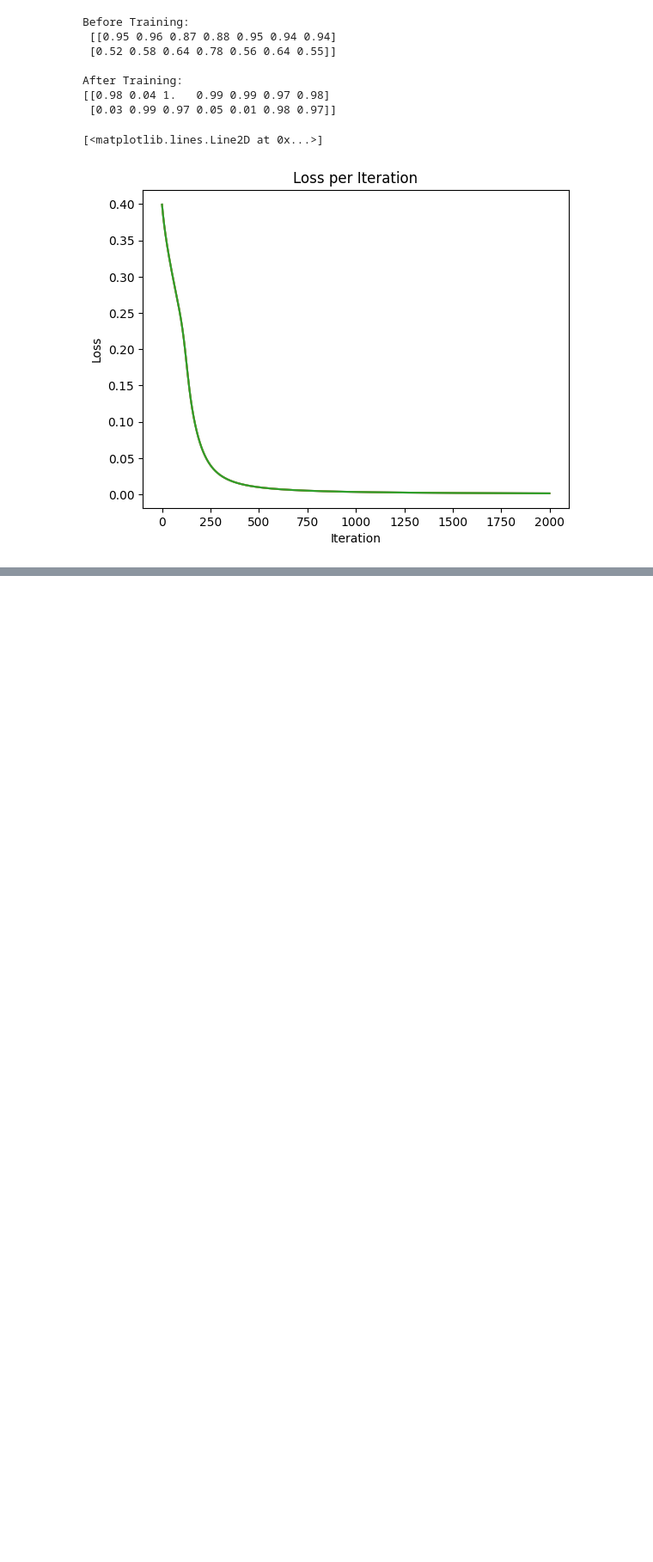
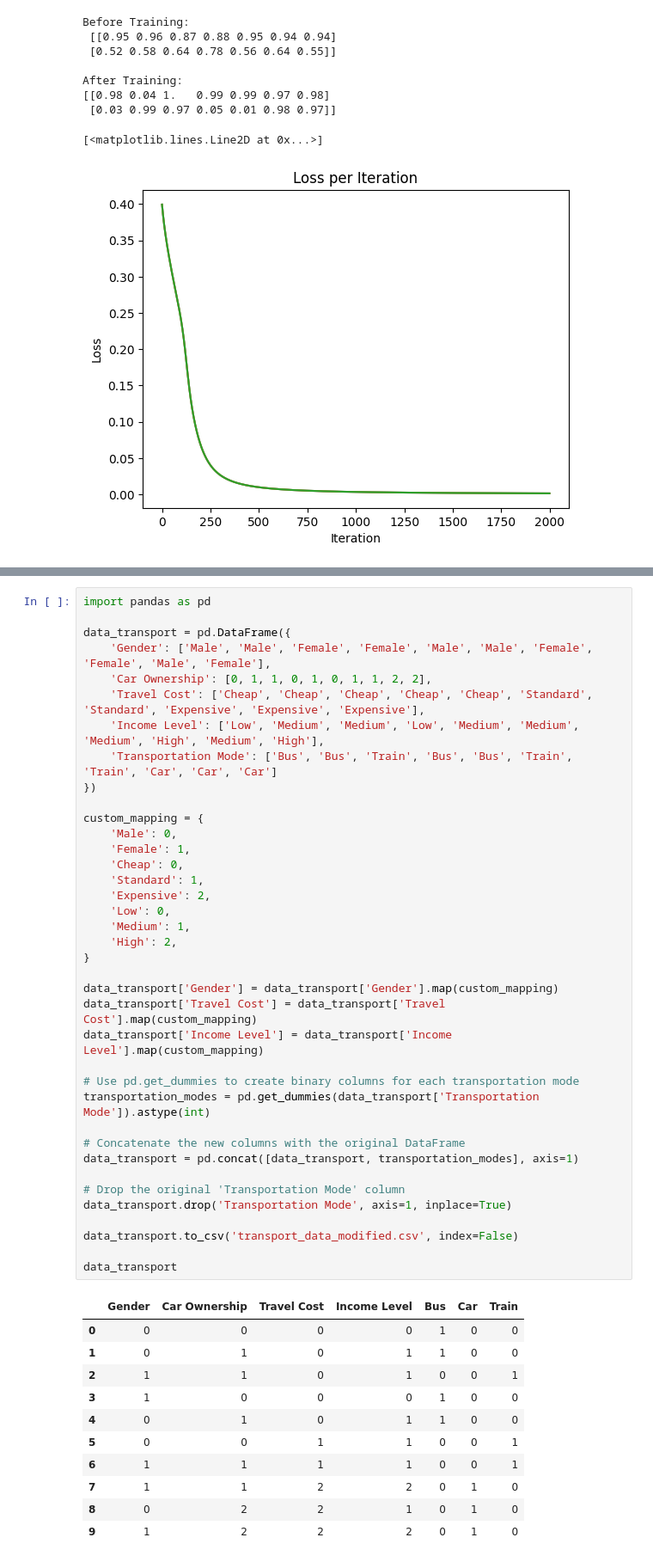
Before and after one commit to CallumOB/intro-to-ai, a Jupyter notebook: mlp/C21306503_assignment.ipynb, the cells around one changed output, grey strips where cells are left out. Shown: that part at 86% size. Drawn from its saved outputs; the diff is of its cells as text; blank space fills up the shorter version.

```diff
--- a/mlp/C21306503_assignment.ipynb
+++ b/mlp/C21306503_assignment.ipynb
@@ -492,0 +513,50 @@ After Training:
+# %%
+import pandas as pd
+
+data_transport = pd.DataFrame({
+    'Gender': ['Male', 'Male', 'Female', 'Female', 'Male', 'Male', 'Female', 'Female', 'Male', 'Female'],
+    'Car Ownership': [0, 1, 1, 0, 1, 0, 1, 1, 2, 2],
+    'Travel Cost': ['Cheap', 'Cheap', 'Cheap', 'Cheap', 'Cheap', 'Standard', 'Standard', 'Expensive', 'Expensive', 'Expensive'],
+    'Income Level': ['Low', 'Medium', 'Medium', 'Low', 'Medium', 'Medium', 'Medium', 'High', 'Medium', 'High'],
+    'Transportation Mode': ['Bus', 'Bus', 'Train', 'Bus', 'Bus', 'Train', 'Train', 'Car', 'Car', 'Car']
+})
+
+custom_mapping = {
+    'Male': 0,
+    'Female': 1,
+    'Cheap': 0,
+    'Standard': 1,
+    'Expensive': 2,
+    'Low': 0,
+    'Medium': 1,
+    'High': 2,
+}
+
+data_transport['Gender'] = data_transport['Gender'].map(custom_mapping)
+data_transport['Travel Cost'] = data_transport['Travel Cost'].map(custom_mapping)
+data_transport['Income Level'] = data_transport['Income Level'].map(custom_mapping)
+
+# Use pd.get_dummies to create binary columns for each transportation mode
+transportation_modes = pd.get_dummies(data_transport['Transportation Mode']).astype(int)
+
+# Concatenate the new columns with the original DataFrame
+data_transport = pd.concat([data_transport, transportation_modes], axis=1)
+
+# Drop the original 'Transportation Mode' column
+data_transport.drop('Transportation Mode', axis=1, inplace=True)
+
+data_transport.to_csv('transport_data_modified.csv', index=False)
+
+data_transport
+# %% [output]
+|  | Gender | Car Ownership | Travel Cost | Income Level | Bus | Car | Train |
+| 0 | 0 | 0 | 0 | 0 | 1 | 0 | 0 |
+| 1 | 0 | 1 | 0 | 1 | 1 | 0 | 0 |
+| 2 | 1 | 1 | 0 | 1 | 0 | 0 | 1 |
+| 3 | 1 | 0 | 0 | 0 | 1 | 0 | 0 |
+| 4 | 0 | 1 | 0 | 1 | 1 | 0 | 0 |
+| 5 | 0 | 0 | 1 | 1 | 0 | 0 | 1 |
+| 6 | 1 | 1 | 1 | 1 | 0 | 0 | 1 |
+| 7 | 1 | 1 | 2 | 2 | 0 | 1 | 0 |
+| 8 | 0 | 2 | 2 | 1 | 0 | 1 | 0 |
+| 9 | 1 | 2 | 2 | 2 | 0 | 1 | 0 |
```
Also changed, not shown: parts of 3 cells of this notebook, 2 other files.
